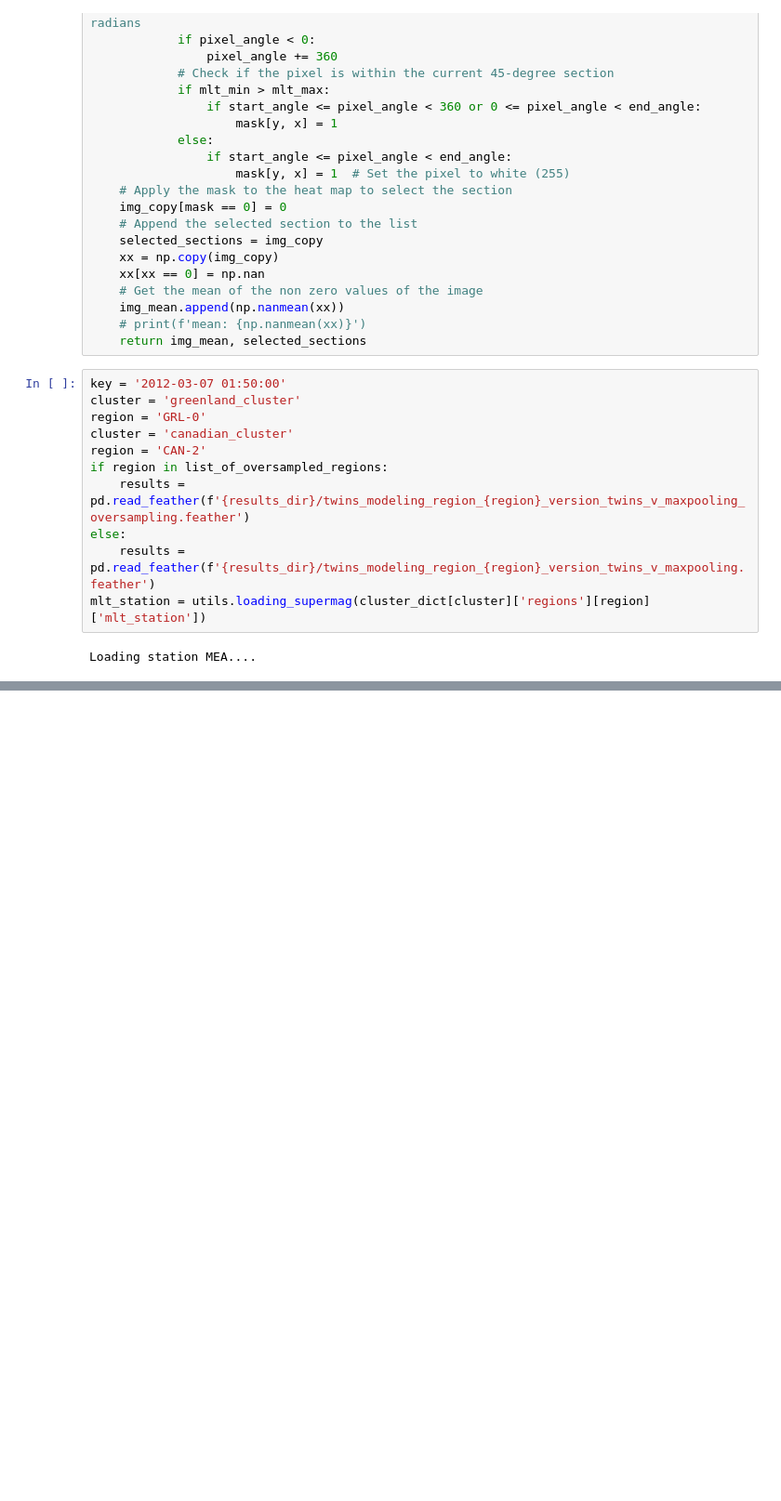
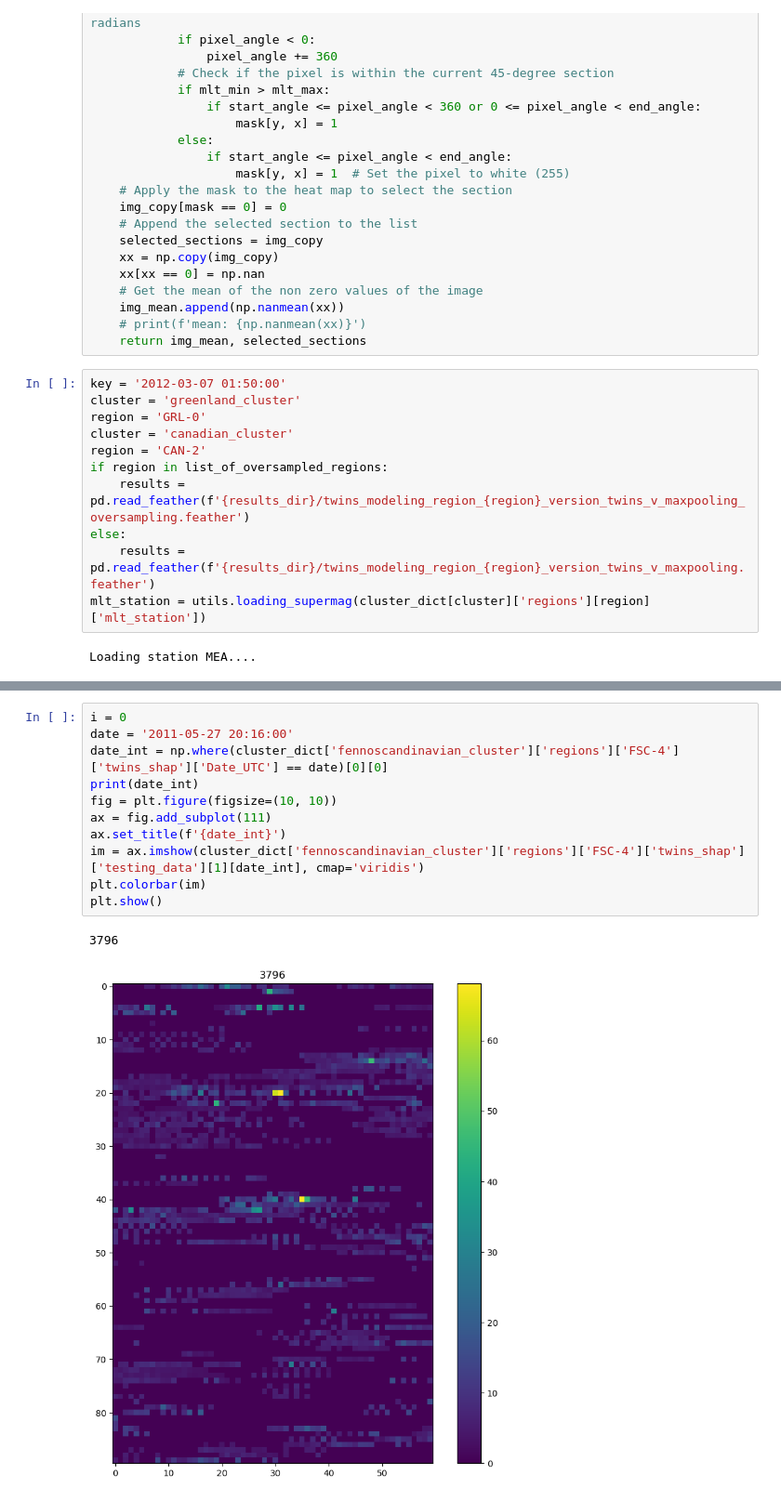
Before and after one commit to mikecoughlan/including_ion_temp_maps, a Jupyter notebook: examining_twins_shap.ipynb, the cells around one changed output, grey strips where cells are left out. Shown at 93% size. Cells and saved outputs as stored; diff of their text form; blank space fills up the shorter version.

```diff
--- a/examining_twins_shap.ipynb
+++ b/examining_twins_shap.ipynb
@@ -349,0 +358,14 @@ Loading station ABK....
+# %%
+i = 0
+date = '2011-05-27 20:16:00'
+date_int = np.where(cluster_dict['fennoscandinavian_cluster']['regions']['FSC-4']['twins_shap']['Date_UTC'] == date)[0][0]
+print(date_int)
+fig = plt.figure(figsize=(10, 10))
+ax = fig.add_subplot(111)
+ax.set_title(f'{date_int}')
+im = ax.imshow(cluster_dict['fennoscandinavian_cluster']['regions']['FSC-4']['twins_shap']['testing_data'][1][date_int], cmap='viridis')
+plt.colorbar(im)
+plt.show()
+# %% [output]
+3796
+[figure, added]
```
Also changed, not shown: parts of 6 cells of this notebook, 8 other files.
